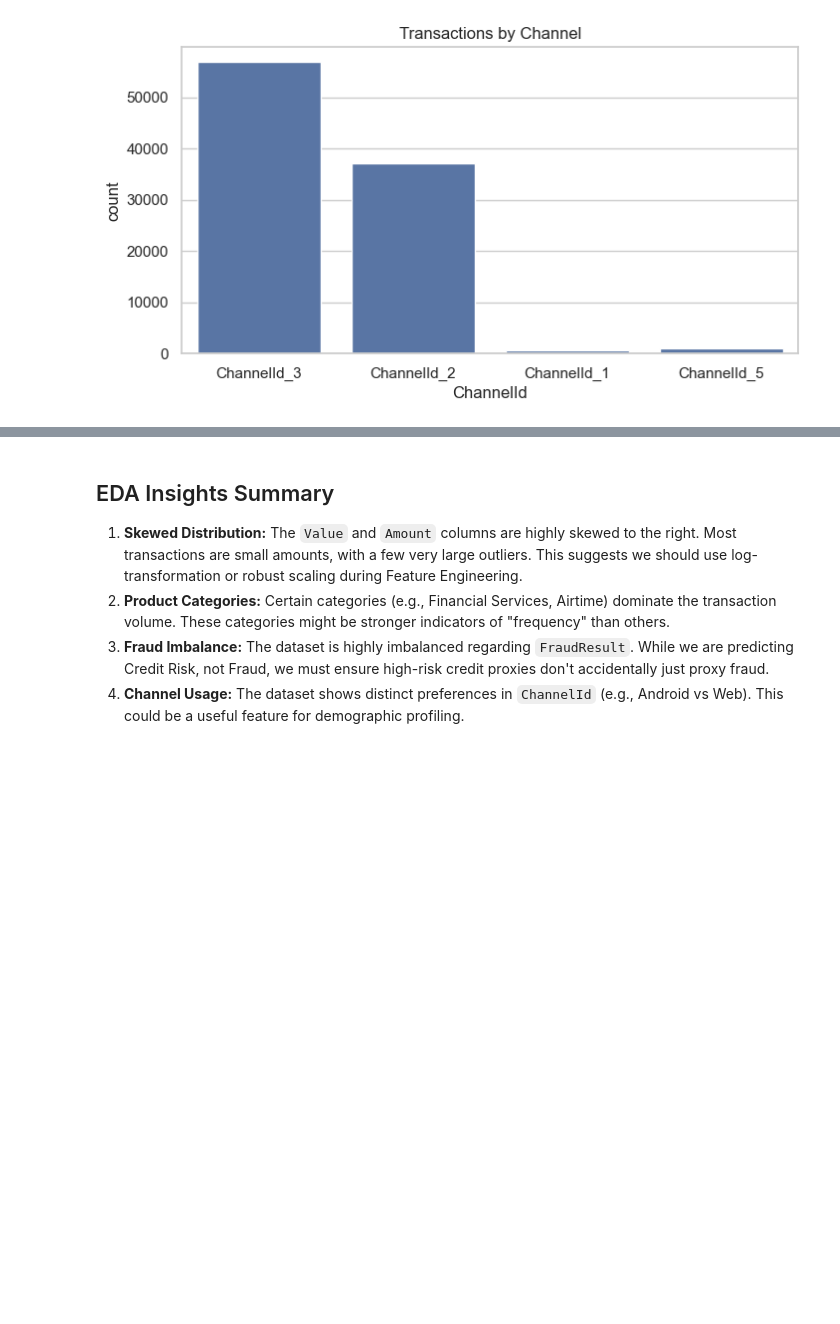
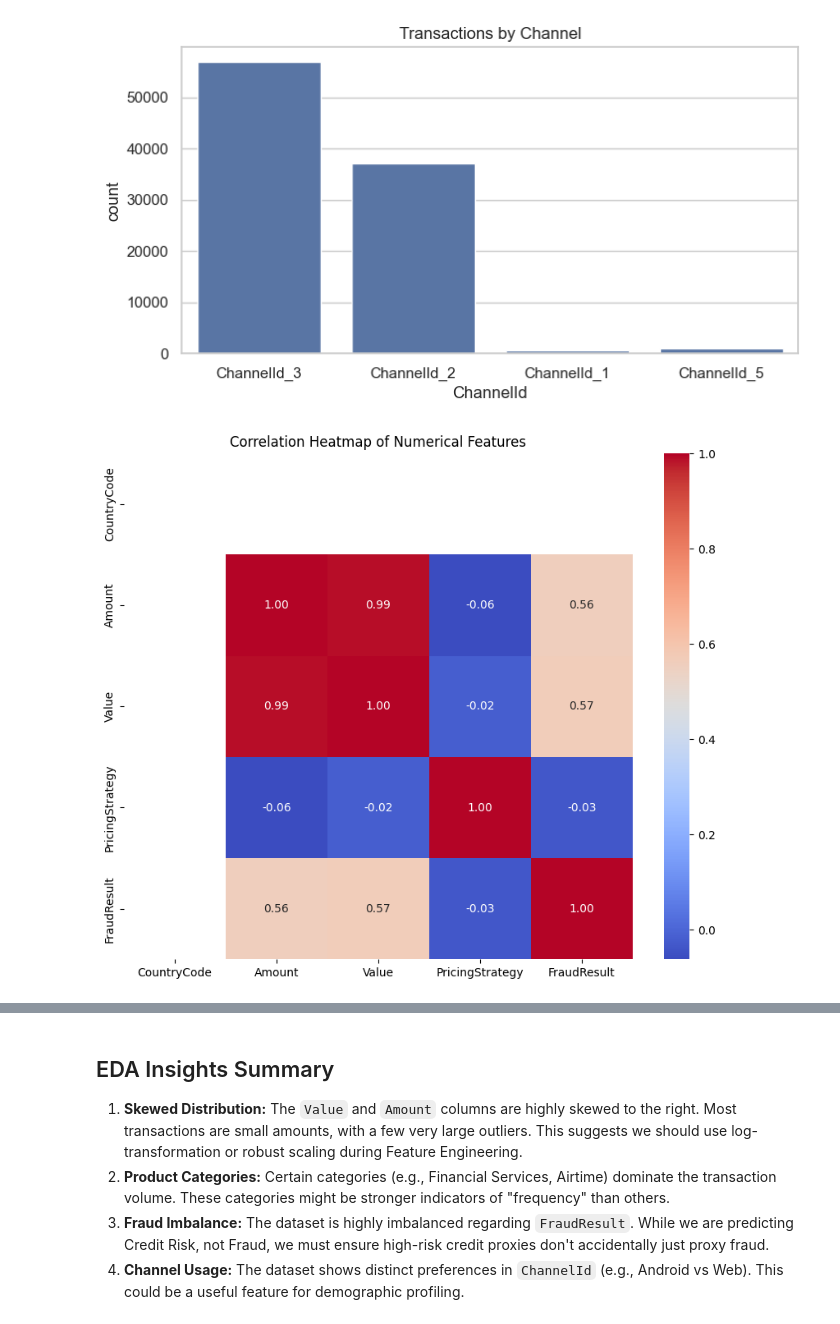
Before and after one commit to Maireg789/credit-risk-model, a Jupyter notebook: notebooks/eda.ipynb, the cells around one changed output, grey strips where cells are left out. Saved outputs shown, nothing was run; the diff lists cells and outputs as text; code cells hidden in the pictures; blank space fills up the shorter version.

Commit message:
feat: Implement data processing module with unit tests and refine EDA

```diff
--- a/notebooks/eda.ipynb
+++ b/notebooks/eda.ipynb
@@ -101,3 +101,24 @@ plt.show()
 # %% [output]
 [figure]
 [figure]
+# %%
+import pandas as pd
+import seaborn as sns
+import matplotlib.pyplot as plt
+
+# 1. Load the data (Make sure this path matches your file location)
+df = pd.read_csv('../data/raw/data.csv')
+
+# 2. Select numerical columns
+numerical_cols = df.select_dtypes(include=['float64', 'int64']).columns
+
+# 3. Calculate Correlation
+corr_matrix = df[numerical_cols].corr()
+
+# 4. Plot Heatmap
+plt.figure(figsize=(10, 8))
+sns.heatmap(corr_matrix, annot=True, cmap='coolwarm', fmt=".2f")
+plt.title('Correlation Heatmap of Numerical Features')
+plt.show()
+# %% [output]
+[figure, added]
```
Also changed, not shown: parts of 1 cell of this notebook, 2 other files.
